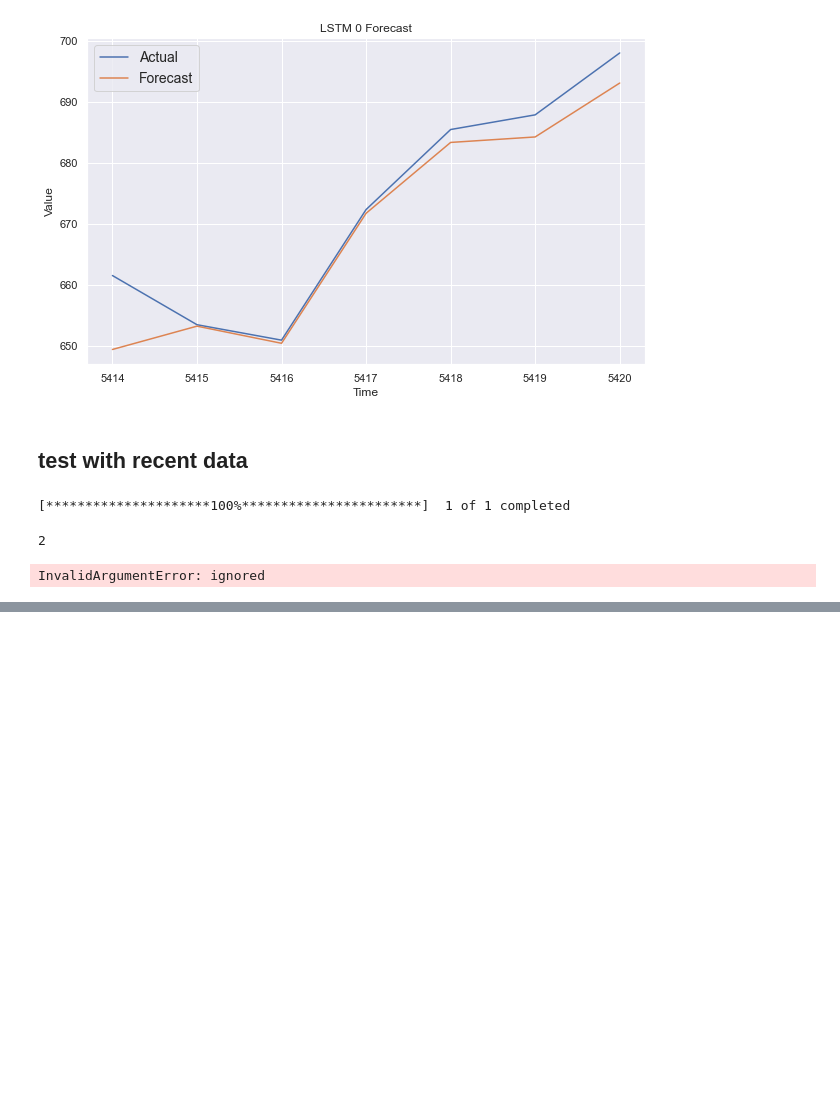
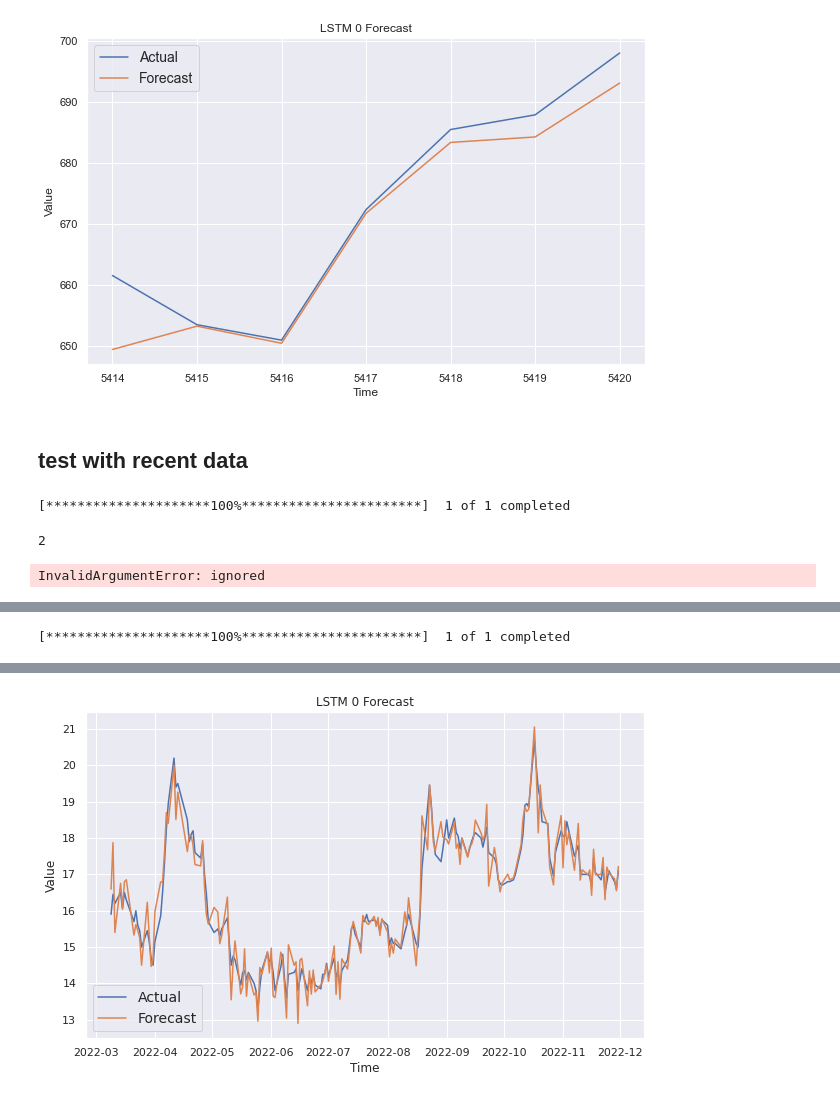
Before and after one commit to panditamey1/Stock-Prediction-using-different-models, a Jupyter notebook: stock_LSTM_Model.ipynb, the cells around one changed output, grey strips where cells are left out. Saved outputs shown, nothing was run; the diff lists cells and outputs as text; code cells hidden in the pictures; blank space fills up the shorter version.

```diff
--- a/stock_LSTM_Model.ipynb
+++ b/stock_LSTM_Model.ipynb
@@ -790,7 +809,8 @@ np.random.seed(42)
 # %%
+from pandas.core import window
 from sklearn.preprocessing import StandardScaler
 class StockData():
-  def __init__(self, ticker, window_size = 30, batch_size = 1):
+  def __init__(self, ticker, window_size = 26, batch_size = 1):
     self.ticker = ticker
     self.window_size = window_size
     self.batch_size = batch_size
@@ -816,18 +836,25 @@ class StockData():
     series = data['Close']
 
     # Create train data set
-    train_split_date = data.iloc[int(0.7*len(data))]['Date']
+    train_split_date = data.iloc[int(0.85*len(data))]['Date']
     train_split_index = np.where(data.Date == train_split_date)[0][0]
     x_train = data.loc[data['Date'] <= train_split_date]['Close']
 
     # Create test data set
-    test_split_date = data.iloc[int(0.8*len(data))]['Date']
+    test_split_date = data.iloc[int(0.95*len(data))]['Date']
     test_split_index = np.where(data.Date == test_split_date)[0][0]
     self.x_test = data.loc[data['Date'] >= test_split_date]['Close']
-
+    self.x_test_dates = data.loc[data['Date'] >= test_split_date]['Date']
     # Create valid data set
     valid_split_index = (train_split_index.max(),test_split_index.min())
     x_valid = data.loc[(data['Date'] < test_split_date) & (data['Date'] > train_split_date)]['Close']
+
+    rem = len(x_train) % self.window_size
+    x_train = x_train[rem:]
+
+    rem = len(x_valid) % self.window_size
+    x_valid = x_valid[rem:]
+
 
     # Reshape values
     x_train_values = x_train.values.reshape(-1, 1)
@@ -1063,0 +1270,8 @@ plt.show()
+# %%
+stock_models_dict = {}
+first_model = True
+lstm_nodes = [104, 104]
+window_size = 26
+batch_size = 1
+epochs = 10
+early_stopping = 10
@@ -1063,0 +1392,14 @@ plt.show()
+# %%
+## TEst with RELIANCE DATA
+
+prev_ticker = "63MOONS"
+ticker = "3PLAND"
+rel_stock_model = StockModel(lstm_nodes = lstm_nodes , first_model = False, prev_ticker = prev_ticker, ticker = ticker, window_size = window_size, batch_size = batch_size)
+
+
+rel_stock_model.prepare_data()
+rel_stock_model.evaluate()
+
+rel_stock_model.show_result(0,300)
+# %% [output]
+[*********************100%***********************]  1 of 1 completed
@@ -1063,0 +1408 @@ plt.show()
+[figure, added]
```
Also changed, not shown: parts of 35 cells of this notebook.
